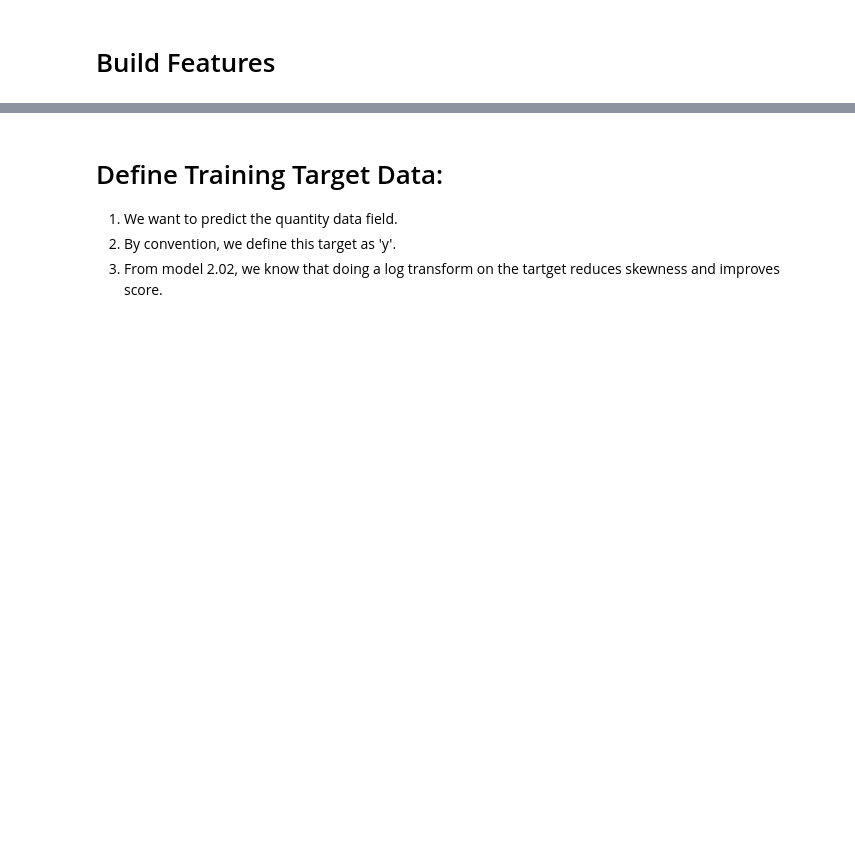
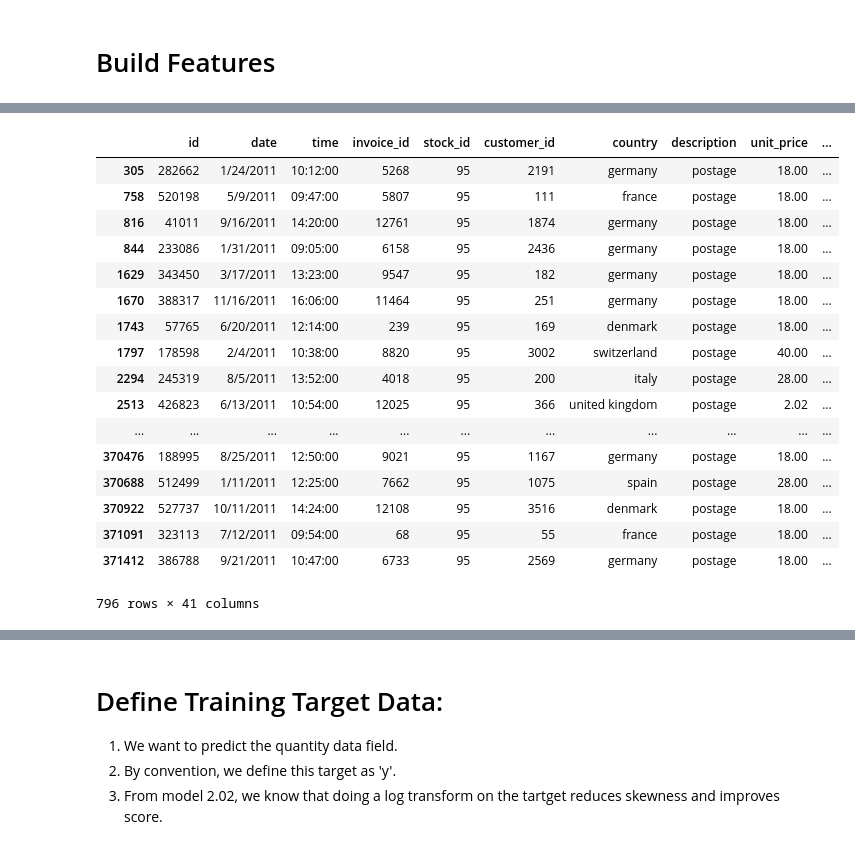
Before and after one commit to hondajyh/RetroSpeckt, a Jupyter notebook: JYH_HiML_Model_2.RFG_pick_dt.ipynb, the cells around one changed output, grey strips where cells are left out. Drawn from its saved outputs; the diff is of its cells as text; code cells hidden in the pictures; blank space fills up the shorter version.

```diff
--- a/JYH_HiML_Model_2.RFG_pick_dt.ipynb
+++ b/JYH_HiML_Model_2.RFG_pick_dt.ipynb
@@ -72,0 +89,21 @@ df_train.head()
+# %%
+postage[postage['description'] == "dotcom postage"]
+# %% [output]
+|  | id | date | time | invoice_id | stock_id | customer_id | country | description | unit_price | ... |
+| 305 | 282662 | 1/24/2011 | 10:12:00 | 5268 | 95 | 2191 | germany | postage | 18.00 | ... |
+| 758 | 520198 | 5/9/2011 | 09:47:00 | 5807 | 95 | 111 | france | postage | 18.00 | ... |
+| 816 | 41011 | 9/16/2011 | 14:20:00 | 12761 | 95 | 1874 | germany | postage | 18.00 | ... |
+| 844 | 233086 | 1/31/2011 | 09:05:00 | 6158 | 95 | 2436 | germany | postage | 18.00 | ... |
+| 1629 | 343450 | 3/17/2011 | 13:23:00 | 9547 | 95 | 182 | germany | postage | 18.00 | ... |
+| 1670 | 388317 | 11/16/2011 | 16:06:00 | 11464 | 95 | 251 | germany | postage | 18.00 | ... |
+| 1743 | 57765 | 6/20/2011 | 12:14:00 | 239 | 95 | 169 | denmark | postage | 18.00 | ... |
+| 1797 | 178598 | 2/4/2011 | 10:38:00 | 8820 | 95 | 3002 | switzerland | postage | 40.00 | ... |
+| 2294 | 245319 | 8/5/2011 | 13:52:00 | 4018 | 95 | 200 | italy | postage | 28.00 | ... |
+| 2513 | 426823 | 6/13/2011 | 10:54:00 | 12025 | 95 | 366 | united kingdom | postage | 2.02 | ... |
+| ... | ... | ... | ... | ... | ... | ... | ... | ... | ... | ... |
+| 370476 | 188995 | 8/25/2011 | 12:50:00 | 9021 | 95 | 1167 | germany | postage | 18.00 | ... |
+| 370688 | 512499 | 1/11/2011 | 12:25:00 | 7662 | 95 | 1075 | spain | postage | 28.00 | ... |
+| 370922 | 527737 | 10/11/2011 | 14:24:00 | 12108 | 95 | 3516 | denmark | postage | 18.00 | ... |
+| 371091 | 323113 | 7/12/2011 | 09:54:00 | 68 | 95 | 55 | france | postage | 18.00 | ... |
+| 371412 | 386788 | 9/21/2011 | 10:47:00 | 6733 | 95 | 2569 | germany | postage | 18.00 | ... |
+796 rows × 41 columns
```
Also changed, not shown: parts of 10 cells of this notebook, 7 other files.
